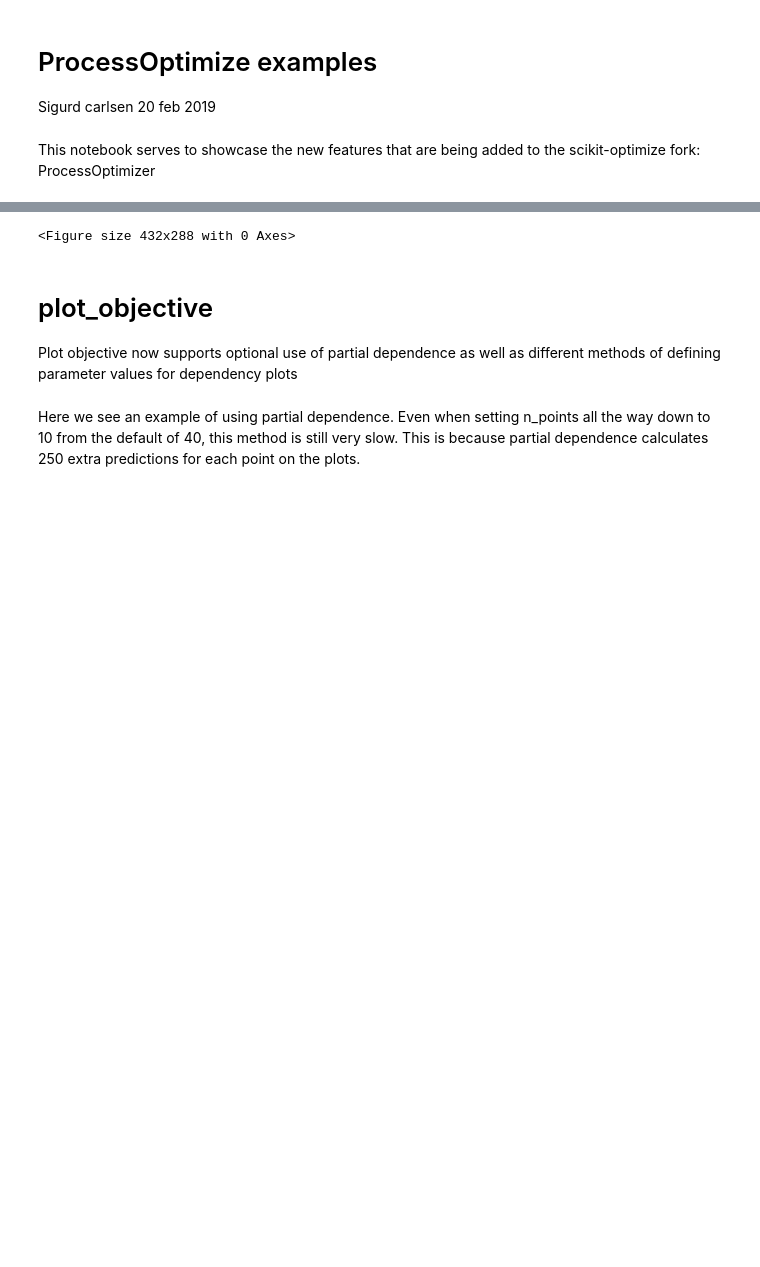
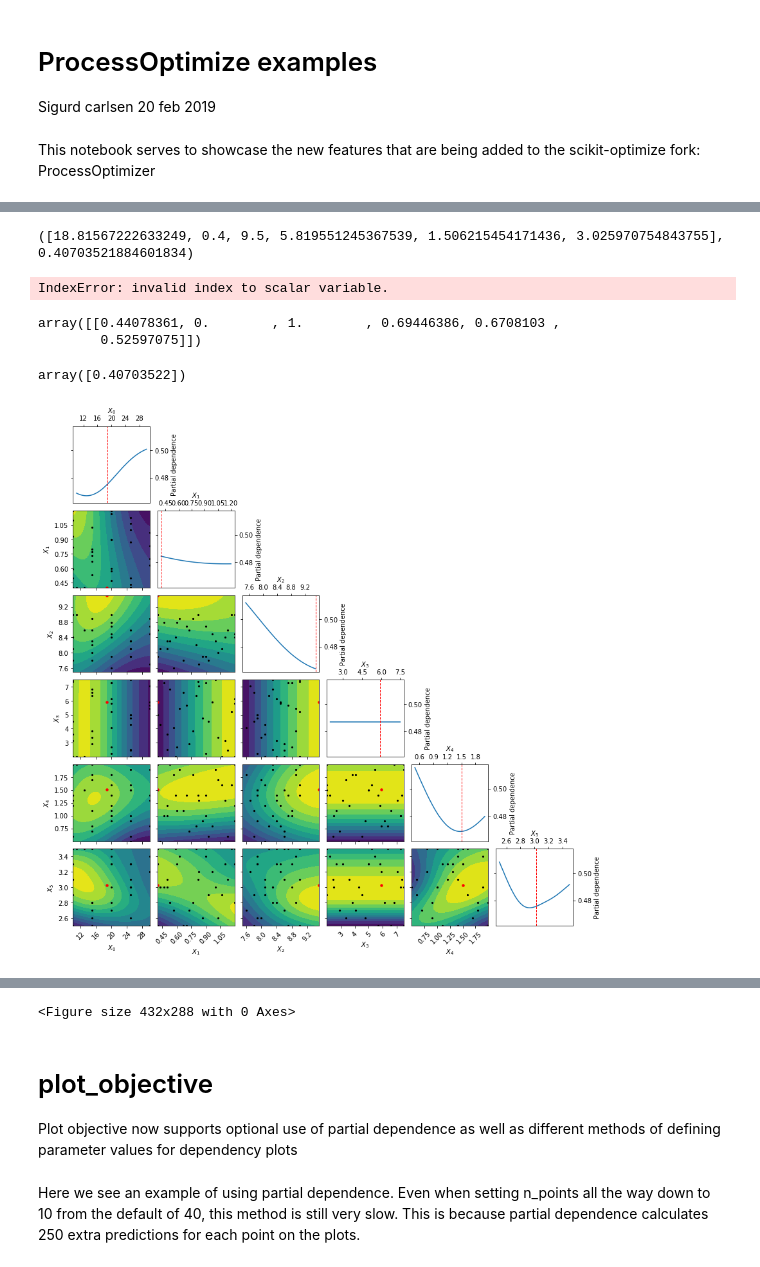
Before and after one commit to scikit-optimize/scikit-optimize, a Jupyter notebook: plot_test/plot_objective.ipynb, the cells around one changed output, grey strips where cells are left out. Saved outputs shown, nothing was run; the diff lists cells and outputs as text; code cells hidden in the pictures; blank space fills up the shorter version.

```diff
--- a/plot_test/plot_objective.ipynb
+++ b/plot_test/plot_objective.ipynb
@@ -6,0 +123,21 @@ This notebook serves to showcase the new features that are being added to the sc
+# %%
+# -*- coding: utf-8 -*-
+"""
+Created on Mon Feb  4 13:02:57 2019
+
+@author: ROHT
+"""
+
+from ProcessOptimizer import Optimizer
+from ProcessOptimizer.plots import plot_objective
+from ProcessOptimizer import expected_minimum
+
+
+opt = Optimizer(dimensions = space)
+
+result = opt.tell(X,Y)
+
+exp_min = expected_minimum(result, n_random_starts=20)
+print(exp_min)
+# %% [output]
+([18.81567222633249, 0.4, 9.5, 5.819551245367539, 1.506215454171436, 3.025970754843755], 0.40703521884601834)
@@ -6,0 +148,9 @@ This notebook serves to showcase the new features that are being added to the sc
+# %%
+sample_points = space.transform(x)
+# %% [output]
+IndexError: invalid index to scalar variable.
+# %%
+sample_points = np.array(exp_min[0]).reshape(1,-1)
+# %% [output]
+array([[0.44078361, 0.        , 1.        , 0.69446386, 0.6708103 ,
+        0.52597075]])
@@ -6,0 +159,8 @@ This notebook serves to showcase the new features that are being added to the sc
+# %%
+model.predict(sample_points)
+# %% [output]
+array([0.40703522])
+# %%
+_ = plot_objective(result,n_points=50, usepartialdependence=True, pars='expected_minimum')
+# %% [output]
+[figure, added]
```
Also changed, not shown: parts of 16 cells of this notebook, 18 other files.
